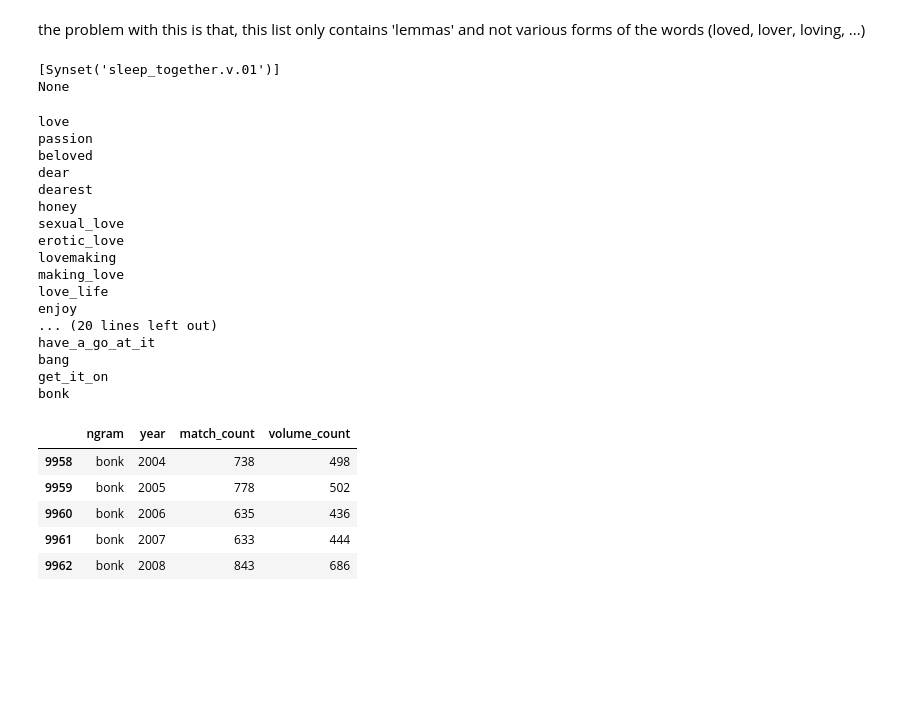
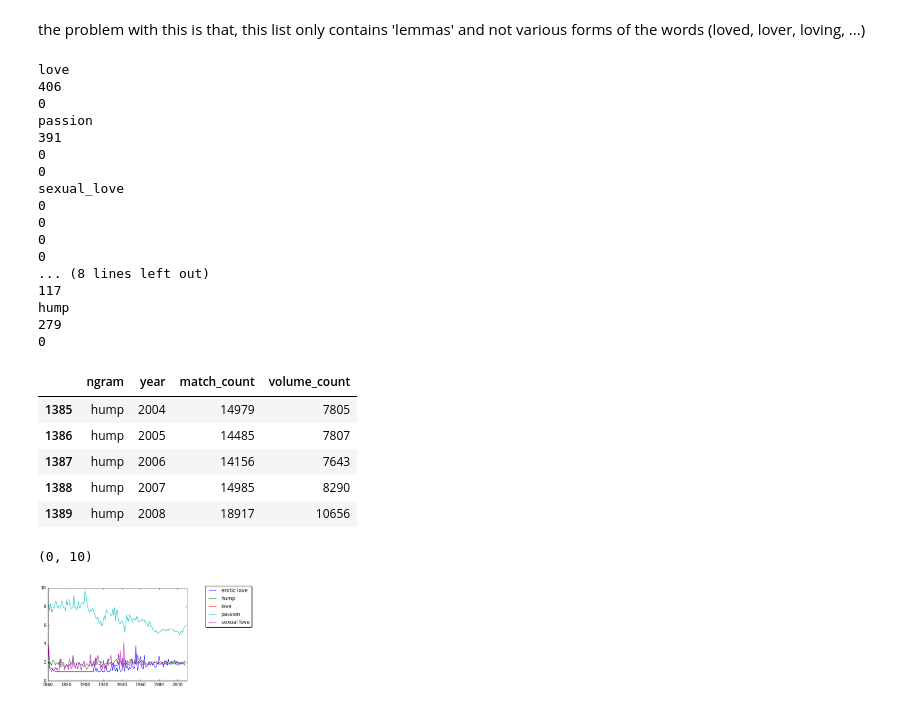
Before and after one commit to amirfz/myPythonProjects, a Jupyter notebook: googleNGram/googleNGram.ipynb, the cells around one changed output. Cells and saved outputs as stored; diff of their text form; code cells hidden in the pictures; blank space fills up the shorter version.

Commit message:
filtering based on similarity

```diff
--- a/googleNGram/googleNGram.ipynb
+++ b/googleNGram/googleNGram.ipynb
@@ -11,11 +13,15 @@ from nltk.corpus import wordnet as wn
 targetWord = 'love'
 syns = wn.synsets(targetWord)
 wordCloud = []
-wordCloudSim = []
+wordCloudOriginal = []
+wordCloudSim = [] # similarity to the target word
 for word in syns:
     for lemma in word.lemmas():
-        if lemma.name() not in wordCloud:
-            wordCloud.append(str(lemma.name()))
+        if lemma.name() not in wordCloudOriginal:
+            wordCloudOriginal.append(str(lemma.name()))
+            if wn.synsets(targetWord)[0].wup_similarity(wn.synsets(lemma.name())[0]) > 0.3:
+                wordCloud.append(str(lemma.name()))
+                wordCloudSim.append(wn.synsets(targetWord)[0].wup_similarity(wn.synsets(lemma.name())[0]))
 
-wordCloud
+wordCloud, wordCloudOriginal, wordCloudSim
 # %% [output]
@@ -39,57 +45,62 @@ wordCloud
 # %% [markdown]
 the problem with this is that, this list only contains 'lemmas' and not various forms of the words (loved, lover, loving, ...)
-# %%
-print wn.synsets('do_it')
-print wn.synset('love.n.01').wup_similarity(wn.synset('do_it.v.01'))
-# %% [output]
-[Synset('sleep_together.v.01')]
-None
 # %%
 import os.path
 import urllib
-import pandas as pd
 
 columns = ['ngram', 'year', 'match_count', 'volume_count']
 dataf = pd.DataFrame(columns=columns)
 for word in wordCloud:
     print word
     wordsp = word.split('_')
     n = len(wordsp)
     indices = word[:min(2,n)]
     filename = 'googlebooks-eng-all-{}gram-20120701-{}.gz'.format(n, indices)
     url = "http://storage.googleapis.com/books/ngrams/books/"+filename
+
     if not os.path.isfile(filename):
         urllib.urlretrieve (url, filename)
     elif int(urllib.urlopen(url).info()['Content-Length']) != os.stat(filename).st_size:
         urllib.urlretrieve (url, filename)
-    else:
-        for chunk in pd.read_table(filename, sep='\t', header=None, names=columns, chunksize=10000):
-            dataf = dataf.append(chunk[chunk.ngram == ' '.join(word.split('_'))], ignore_index=True)
-            print sum(chunk.ngram == ' '.join(word.split('_')))
+
+    for chunk in pd.read_table(filename, sep='\t', header=None, names=columns, chunksize=40000000):
+        dataf = dataf.append(chunk[chunk.ngram == ' '.join(word.split('_'))], ignore_index=True)
+        print sum(chunk.ngram == ' '.join(word.split('_')))
+
 dataf.tail()
 # %% [output]
 love
+406
+0
 passion
-beloved
-dear
-dearest
-honey
+391
+0
+0
 sexual_love
-erotic_love
-lovemaking
-making_love
-love_life
-enjoy
-... (20 lines left out)
-have_a_go_at_it
-bang
-get_it_on
-bonk
+0
+0
+0
+0
+... (8 lines left out)
+117
+hump
+279
+0
 |  | ngram | year | match_count | volume_count |
-| 9958 | bonk | 2004 | 738 | 498 |
-| 9959 | bonk | 2005 | 778 | 502 |
-| 9960 | bonk | 2006 | 635 | 436 |
-| 9961 | bonk | 2007 | 633 | 444 |
-| 9962 | bonk | 2008 | 843 | 686 |
+| 1385 | hump | 2004 | 14979 | 7805 |
+| 1386 | hump | 2005 | 14485 | 7807 |
+| 1387 | hump | 2006 | 14156 | 7643 |
+| 1388 | hump | 2007 | 14985 | 8290 |
+| 1389 | hump | 2008 | 18917 | 10656 |
 # %%
 dataf.to_csv('dataset_for_'+targetWord+'_wordCloud.csv.gz', sep=',', compression='gzip')
+# %%
+for key, grp in dataf.groupby(by='ngram'):
+    plt.plot(grp.year, grp.match_count/grp.volume_count, label=key)
+    plt.annotate(key, xy=(2016, grp.match_count[grp.year==2008]/grp.volume_count[grp.year==2008]))
+plt.legend(loc='upper center', bbox_to_anchor=(1.3, 1.05), ncol=1, fancybox=True, shadow=True)
+plt.xlim(1860,2010)
+plt.ylim(0,10)
+# %% [output]
+(0, 10)
+[figure, added]
```
Also changed, not shown: parts of 5 cells of this notebook.
